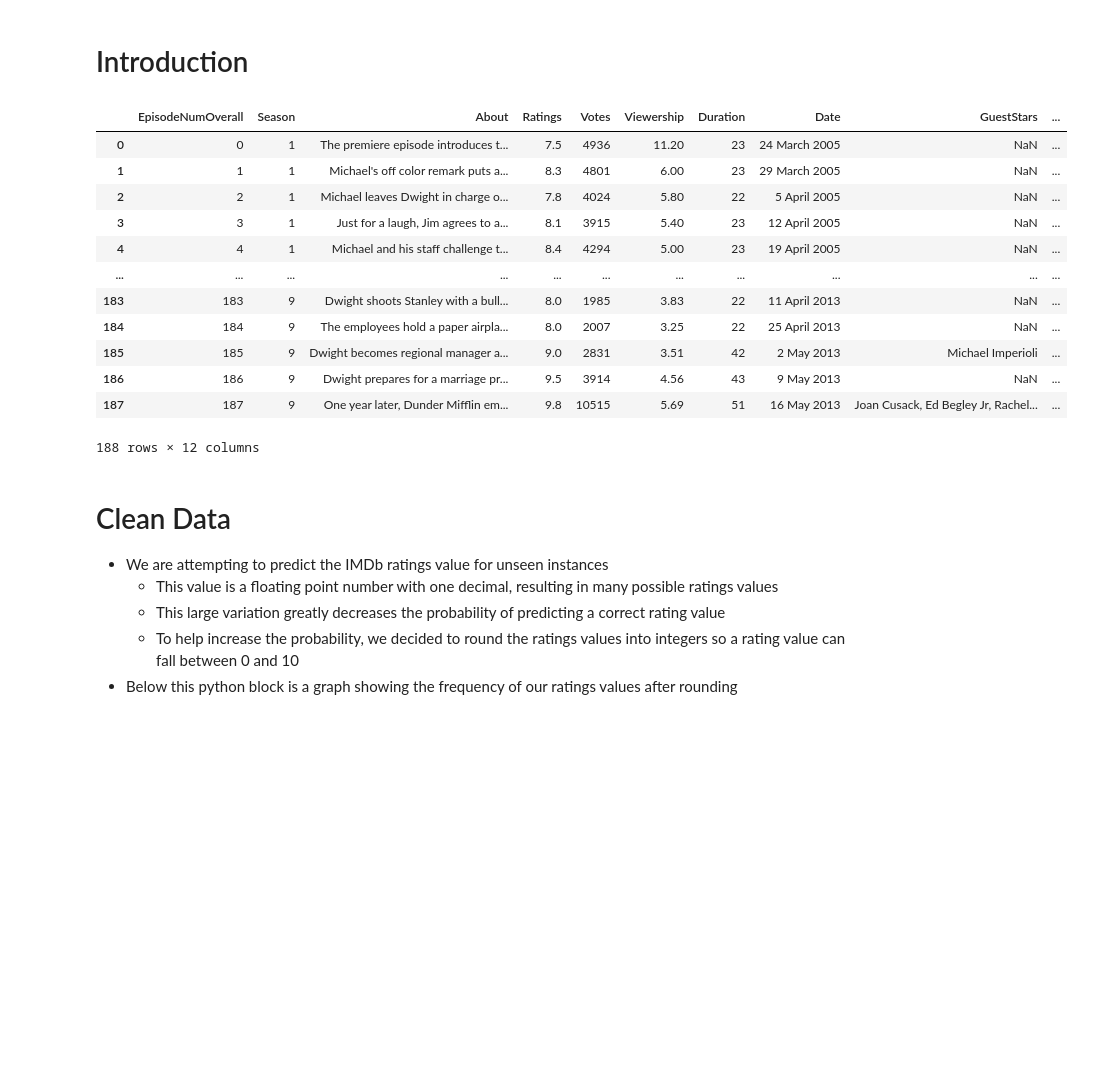
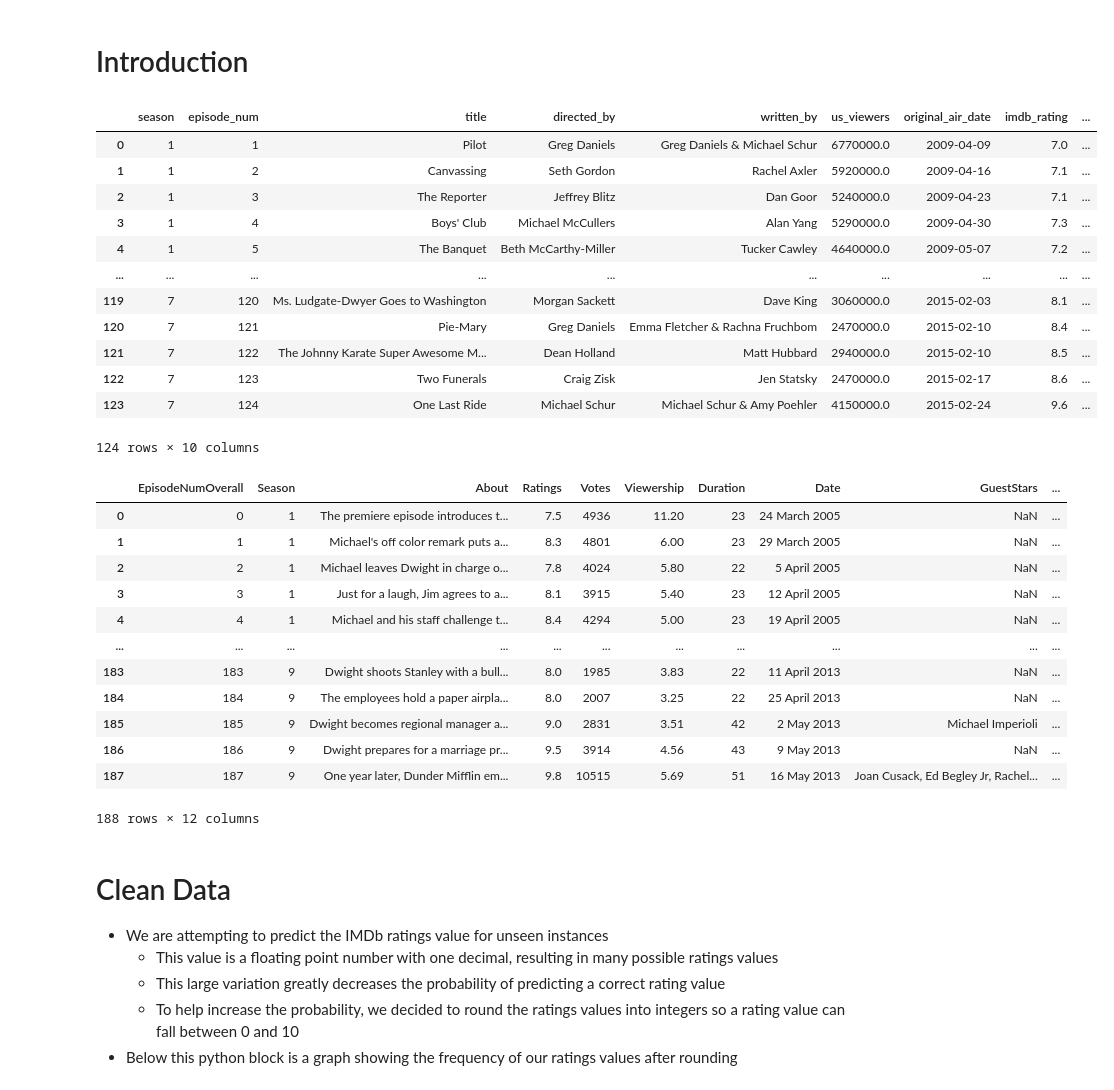
Before and after one commit to cdeide/CPSC-322-Final-Project, a Jupyter notebook: project_review.ipynb, the cells around one changed output. Saved outputs shown, nothing was run; the diff lists cells and outputs as text; code cells hidden in the pictures; blank space fills up the shorter version.

```diff
--- a/project_review.ipynb
+++ b/project_review.ipynb
@@ -32,40 +32,70 @@ from classifier_models.classifiers import MyNaiveBayesClassifier as NaiveBayes_c
 # %%
 # Read the data from file
 the_office_data_1 = pd.read_csv('./data/the_office_series.csv')
 the_office_data_2 = pd.read_csv('./data/the_office_episodes.csv')
+parks_data_1 = pd.read_csv('./data/parks_and_rec_episodes.csv')
+parks_data_2 = pd.read_csv('./data/parks_and_rec_imdb.csv')
+
+episode_num = 0
+episode_num_array = []
+for i in range(len(parks_data_1)):
+    episode_num += 1
+    episode_num_array.append(episode_num)
+
+parks_data_2["episode_num"] = episode_num_array
+parks_data_1.pop("original_air_date")
+parks_data_1.pop("episode_num_in_season")
+
+parks_data_2.pop("season")
+parks_data_2.pop("title")
+parks_data_1.rename(columns = {'episode_num_overall':'episode_num', 'old_col2':'new_col2'}, inplace = True)
+parks_data = pd.merge(parks_data_1, parks_data_2, on="episode_num", how="outer")
+display(parks_data)
 
 # Remove unwanted attributes from the two tables
 # From dataframe 1
 the_office_data_1.pop("EpisodeTitle")
 the_office_data_1.pop("Director")
 the_office_data_1.pop("Writers")
 # Want to descritize the about string into continuous values in the final project
-
 # From dataframe 2
 the_office_data_2.pop("Season")
 the_office_data_2.pop("EpisodeNumInSeason")
 the_office_data_2.pop("Title")
 the_office_data_2.pop("OriginalAirDate")
 the_office_data_2.pop("ProdCode")
 
 # Join the data on the EpisodeNumOverall attribute
     # Serves as a unique id
 the_office_data = pd.merge(the_office_data_1, the_office_data_2, on="EpisodeNumOverall", how="outer")
 display(the_office_data)
 # %% [output]
-|  | EpisodeNumOverall | Season | About | Ratings | Votes | Viewership | Duration | Date | GuestStars | ... |
-| 0 | 0 | 1 | The premiere episode introduces t... | 7.5 | 4936 | 11.20 | 23 | 24 March 2005 | NaN | ... |
-| 1 | 1 | 1 | Michael's off color remark puts a... | 8.3 | 4801 | 6.00 | 23 | 29 March 2005 | NaN | ... |
-| 2 | 2 | 1 | Michael leaves Dwight in charge o... | 7.8 | 4024 | 5.80 | 22 | 5 April 2005 | NaN | ... |
-| 3 | 3 | 1 | Just for a laugh, Jim agrees to a... | 8.1 | 3915 | 5.40 | 23 | 12 April 2005 | NaN | ... |
-| 4 | 4 | 1 | Michael and his staff challenge t... | 8.4 | 4294 | 5.00 | 23 | 19 April 2005 | NaN | ... |
-| ... | ... | ... | ... | ... | ... | ... | ... | ... | ... | ... |
-| 183 | 183 | 9 | Dwight shoots Stanley with a bull... | 8.0 | 1985 | 3.83 | 22 | 11 April 2013 | NaN | ... |
-| 184 | 184 | 9 | The employees hold a paper airpla... | 8.0 | 2007 | 3.25 | 22 | 25 April 2013 | NaN | ... |
-| 185 | 185 | 9 | Dwight becomes regional manager a... | 9.0 | 2831 | 3.51 | 42 | 2 May 2013 | Michael Imperioli | ... |
-| 186 | 186 | 9 | Dwight prepares for a marriage pr... | 9.5 | 3914 | 4.56 | 43 | 9 May 2013 | NaN | ... |
-| 187 | 187 | 9 | One year later, Dunder Mifflin em... | 9.8 | 10515 | 5.69 | 51 | 16 May 2013 | Joan Cusack, Ed Begley Jr, Rachel... | ... |
+|  | season | episode_num | title | directed_by | written_by | us_viewers | original_air_date | imdb_rating | ... |
+| 0 | 1 | 1 | Pilot | Greg Daniels | Greg Daniels & Michael Schur | 6770000.0 | 2009-04-09 | 7.0 | ... |
+| 1 | 1 | 2 | Canvassing | Seth Gordon | Rachel Axler | 5920000.0 | 2009-04-16 | 7.1 | ... |
+| 2 | 1 | 3 | The Reporter | Jeffrey Blitz | Dan Goor | 5240000.0 | 2009-04-23 | 7.1 | ... |
+| 3 | 1 | 4 | Boys' Club | Michael McCullers | Alan Yang | 5290000.0 | 2009-04-30 | 7.3 | ... |
+| 4 | 1 | 5 | The Banquet | Beth McCarthy-Miller | Tucker Cawley | 4640000.0 | 2009-05-07 | 7.2 | ... |
+| ... | ... | ... | ... | ... | ... | ... | ... | ... | ... |
+| 119 | 7 | 120 | Ms. Ludgate-Dwyer Goes to Washington | Morgan Sackett | Dave King | 3060000.0 | 2015-02-03 | 8.1 | ... |
+| 120 | 7 | 121 | Pie-Mary | Greg Daniels | Emma Fletcher & Rachna Fruchbom | 2470000.0 | 2015-02-10 | 8.4 | ... |
+| 121 | 7 | 122 | The Johnny Karate Super Awesome M... | Dean Holland | Matt Hubbard | 2940000.0 | 2015-02-10 | 8.5 | ... |
+| 122 | 7 | 123 | Two Funerals | Craig Zisk | Jen Statsky | 2470000.0 | 2015-02-17 | 8.6 | ... |
+| 123 | 7 | 124 | One Last Ride | Michael Schur | Michael Schur & Amy Poehler | 4150000.0 | 2015-02-24 | 9.6 | ... |
-188 rows × 12 columns
+124 rows × 10 columns
+|  | EpisodeNumOverall | Season | About | Ratings | Votes | Viewership | Duration | Date | GuestStars | ... |
+| 0 | 0 | 1 | The premiere episode introduces t... | 7.5 | 4936 | 11.20 | 23 | 24 March 2005 | NaN | ... |
+| 1 | 1 | 1 | Michael's off color remark puts a... | 8.3 | 4801 | 6.00 | 23 | 29 March 2005 | NaN | ... |
+| 2 | 2 | 1 | Michael leaves Dwight in charge o... | 7.8 | 4024 | 5.80 | 22 | 5 April 2005 | NaN | ... |
+| 3 | 3 | 1 | Just for a laugh, Jim agrees to a... | 8.1 | 3915 | 5.40 | 23 | 12 April 2005 | NaN | ... |
+| 4 | 4 | 1 | Michael and his staff challenge t... | 8.4 | 4294 | 5.00 | 23 | 19 April 2005 | NaN | ... |
+| ... | ... | ... | ... | ... | ... | ... | ... | ... | ... | ... |
+| 183 | 183 | 9 | Dwight shoots Stanley with a bull... | 8.0 | 1985 | 3.83 | 22 | 11 April 2013 | NaN | ... |
+| 184 | 184 | 9 | The employees hold a paper airpla... | 8.0 | 2007 | 3.25 | 22 | 25 April 2013 | NaN | ... |
+| 185 | 185 | 9 | Dwight becomes regional manager a... | 9.0 | 2831 | 3.51 | 42 | 2 May 2013 | Michael Imperioli | ... |
+| 186 | 186 | 9 | Dwight prepares for a marriage pr... | 9.5 | 3914 | 4.56 | 43 | 9 May 2013 | NaN | ... |
+| 187 | 187 | 9 | One year later, Dunder Mifflin em... | 9.8 | 10515 | 5.69 | 51 | 16 May 2013 | Joan Cusack, Ed Begley Jr, Rachel... | ... |
+188 rows × 12 columns
 # %% [markdown]
 # Clean Data
 * We are attempting to predict the IMDb ratings value for unseen instances
```
Also changed, not shown: 2 other files.
